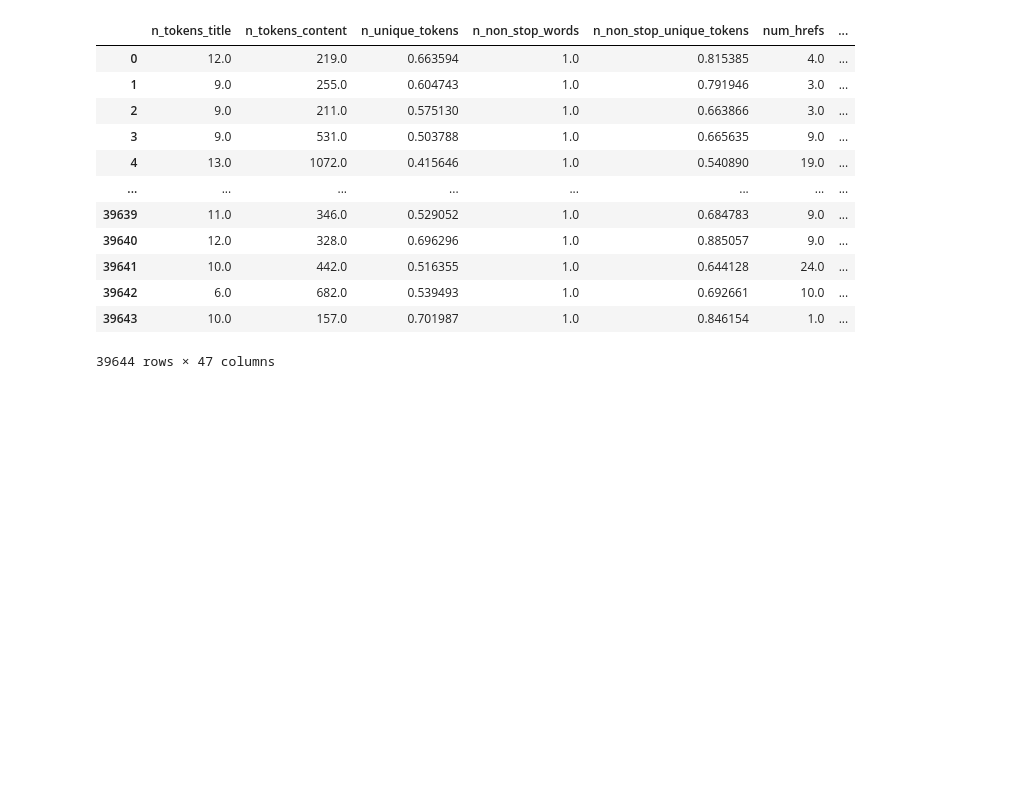
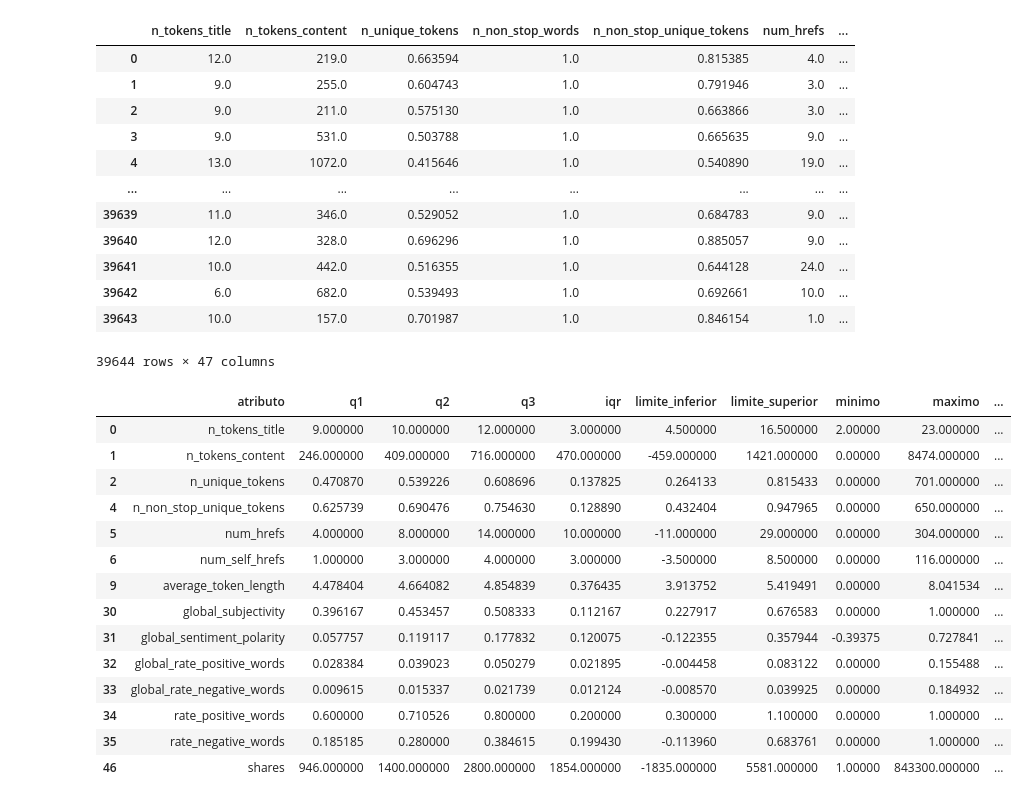
Before and after one commit to Juampi270302/CienciaDeDatos_2025, a Jupyter notebook: prediccion/nueva_limpieza.ipynb, the cells around one changed output. Drawn from its saved outputs; the diff is of its cells as text; code cells hidden in the pictures; blank space fills up the shorter version.

```diff
--- a/prediccion/nueva_limpieza.ipynb
+++ b/prediccion/nueva_limpieza.ipynb
@@ -121,3 +121,22 @@ df_crudo
 | 39642 | 6.0 | 682.0 | 0.539493 | 1.0 | 0.692661 | 10.0 | ... |
 | 39643 | 10.0 | 157.0 | 0.701987 | 1.0 | 0.846154 | 1.0 | ... |
 39644 rows × 47 columns
+# %%
+atributos_filtro = ["n_tokens_title", "n_tokens_content", "n_unique_tokens", "n_non_stop_unique_tokens", "num_hrefs", "num_self_hrefs", "average_token_length", "global_subjectivity", "global_sentiment_polarity", "global_rate_positive_words", "global_rate_negative_words", "rate_positive_words", "rate_negative_words", "shares"]
+datos_bolxplots[datos_bolxplots["atributo"].isin(atributos_filtro)]
+# %% [output]
+|  | atributo | q1 | q2 | q3 | iqr | limite_inferior | limite_superior | minimo | maximo | ... |
+| 0 | n_tokens_title | 9.000000 | 10.000000 | 12.000000 | 3.000000 | 4.500000 | 16.500000 | 2.00000 | 23.000000 | ... |
+| 1 | n_tokens_content | 246.000000 | 409.000000 | 716.000000 | 470.000000 | -459.000000 | 1421.000000 | 0.00000 | 8474.000000 | ... |
+| 2 | n_unique_tokens | 0.470870 | 0.539226 | 0.608696 | 0.137825 | 0.264133 | 0.815433 | 0.00000 | 701.000000 | ... |
+| 4 | n_non_stop_unique_tokens | 0.625739 | 0.690476 | 0.754630 | 0.128890 | 0.432404 | 0.947965 | 0.00000 | 650.000000 | ... |
+| 5 | num_hrefs | 4.000000 | 8.000000 | 14.000000 | 10.000000 | -11.000000 | 29.000000 | 0.00000 | 304.000000 | ... |
+| 6 | num_self_hrefs | 1.000000 | 3.000000 | 4.000000 | 3.000000 | -3.500000 | 8.500000 | 0.00000 | 116.000000 | ... |
+| 9 | average_token_length | 4.478404 | 4.664082 | 4.854839 | 0.376435 | 3.913752 | 5.419491 | 0.00000 | 8.041534 | ... |
+| 30 | global_subjectivity | 0.396167 | 0.453457 | 0.508333 | 0.112167 | 0.227917 | 0.676583 | 0.00000 | 1.000000 | ... |
+| 31 | global_sentiment_polarity | 0.057757 | 0.119117 | 0.177832 | 0.120075 | -0.122355 | 0.357944 | -0.39375 | 0.727841 | ... |
+| 32 | global_rate_positive_words | 0.028384 | 0.039023 | 0.050279 | 0.021895 | -0.004458 | 0.083122 | 0.00000 | 0.155488 | ... |
+| 33 | global_rate_negative_words | 0.009615 | 0.015337 | 0.021739 | 0.012124 | -0.008570 | 0.039925 | 0.00000 | 0.184932 | ... |
+| 34 | rate_positive_words | 0.600000 | 0.710526 | 0.800000 | 0.200000 | 0.300000 | 1.100000 | 0.00000 | 1.000000 | ... |
+| 35 | rate_negative_words | 0.185185 | 0.280000 | 0.384615 | 0.199430 | -0.113960 | 0.683761 | 0.00000 | 1.000000 | ... |
+| 46 | shares | 946.000000 | 1400.000000 | 2800.000000 | 1854.000000 | -1835.000000 | 5581.000000 | 1.00000 | 843300.000000 | ... |
```
Also changed, not shown: parts of 2 cells of this notebook, 4 other files.
